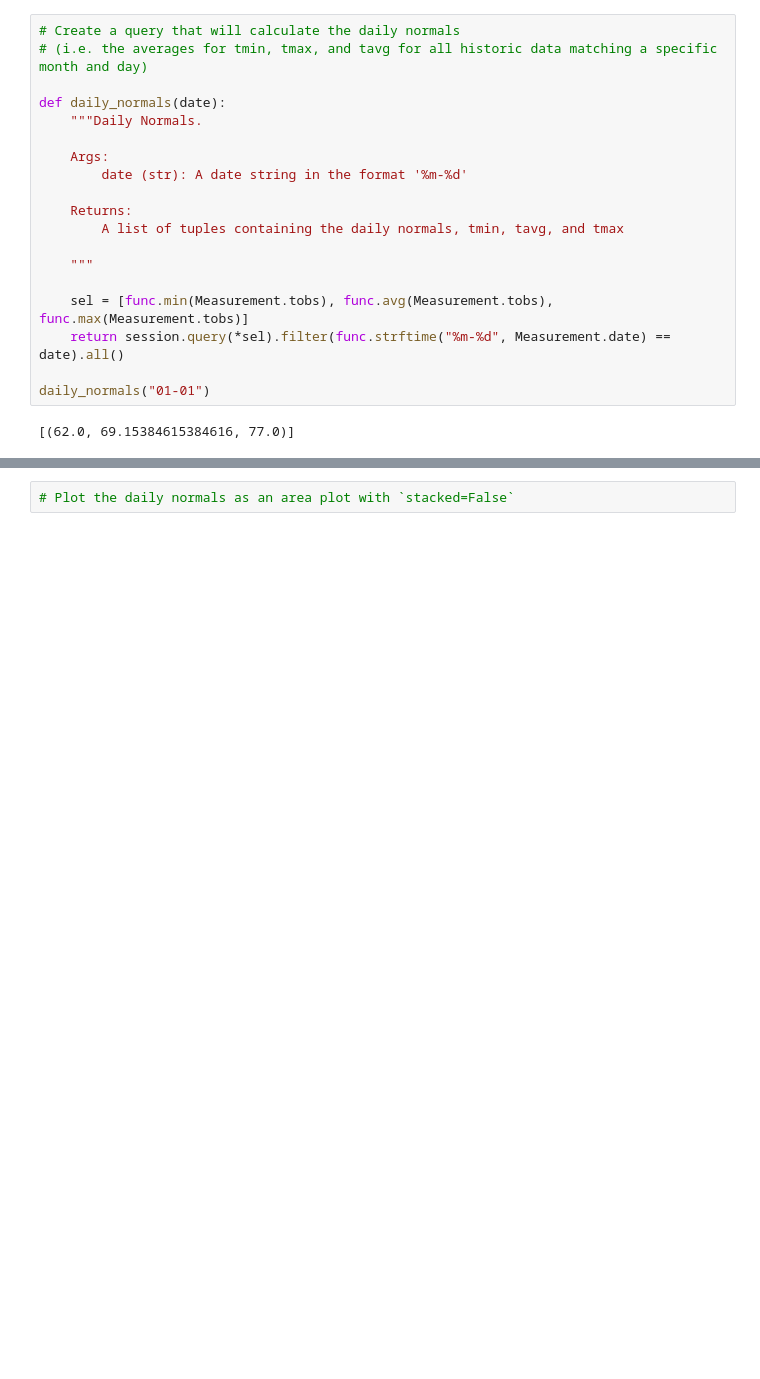
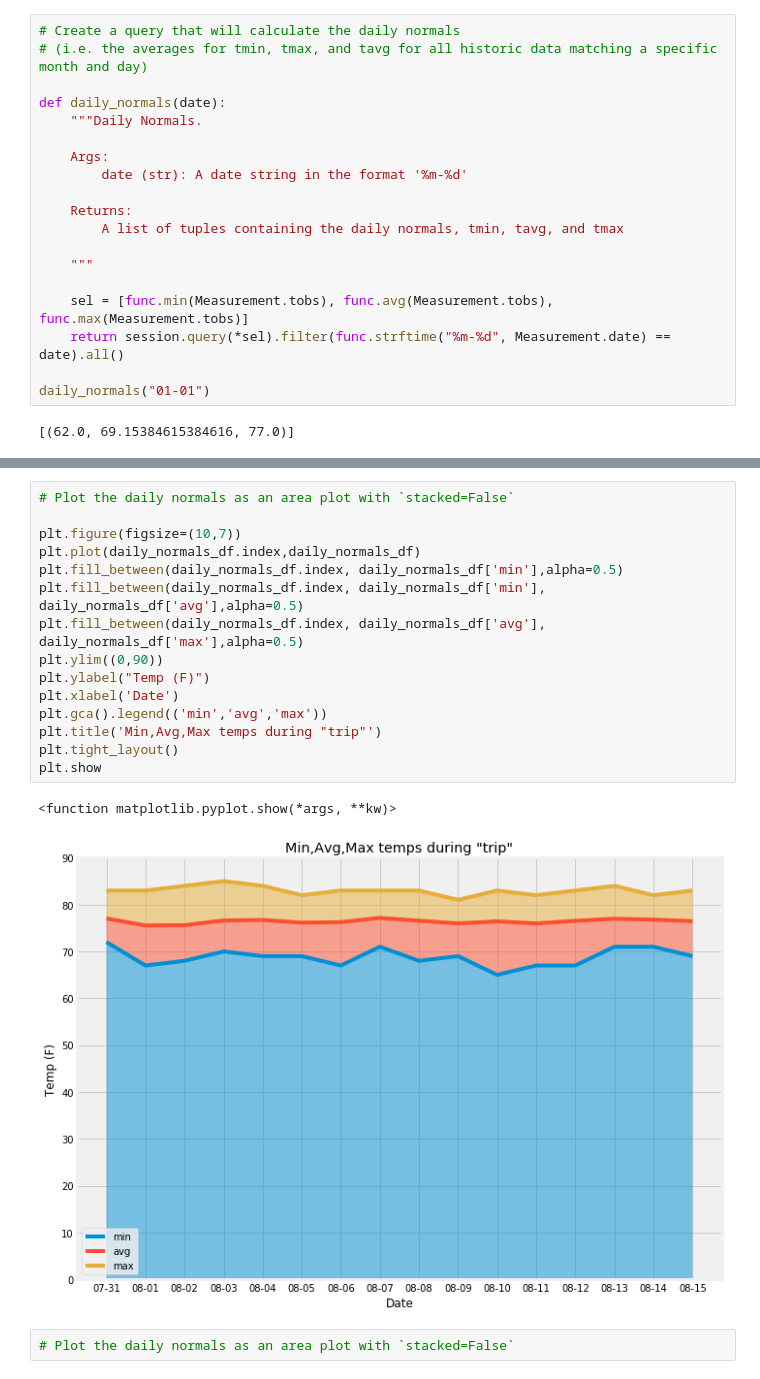
Before and after one commit to tsakurai42/data-analytics-homework, a Jupyter notebook: Assignment-10-SQLAlchemy/climate_starter.ipynb, the cells around one changed output, grey strips where cells are left out. Saved outputs shown, nothing was run; the diff lists cells and outputs as text; blank space fills up the shorter version.

```diff
--- a/Assignment-10-SQLAlchemy/climate_starter.ipynb
+++ b/Assignment-10-SQLAlchemy/climate_starter.ipynb
@@ -325,3 +406,21 @@ daily_normals("01-01")
+# %%
+# Plot the daily normals as an area plot with `stacked=False`
+
+plt.figure(figsize=(10,7))
+plt.plot(daily_normals_df.index,daily_normals_df)
+plt.fill_between(daily_normals_df.index, daily_normals_df['min'],alpha=0.5)
+plt.fill_between(daily_normals_df.index, daily_normals_df['min'], daily_normals_df['avg'],alpha=0.5)
+plt.fill_between(daily_normals_df.index, daily_normals_df['avg'], daily_normals_df['max'],alpha=0.5)
+plt.ylim((0,90))
+plt.ylabel("Temp (F)")
+plt.xlabel('Date')
+plt.gca().legend(('min','avg','max'))
+plt.title('Min,Avg,Max temps during "trip"')
+plt.tight_layout()
+plt.show
+# %% [output]
+<function matplotlib.pyplot.show(*args, **kw)>
+[figure, added]
 # %%
 # Plot the daily normals as an area plot with `stacked=False`
 # %% [output]
```
Also changed, not shown: parts of 13 cells of this notebook, 1 other file.
